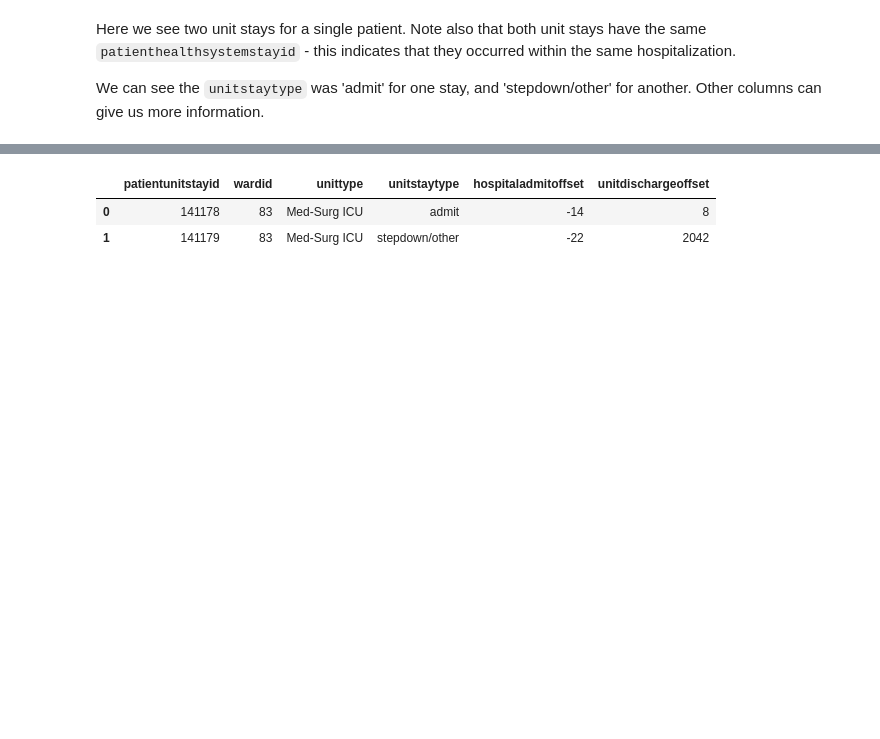
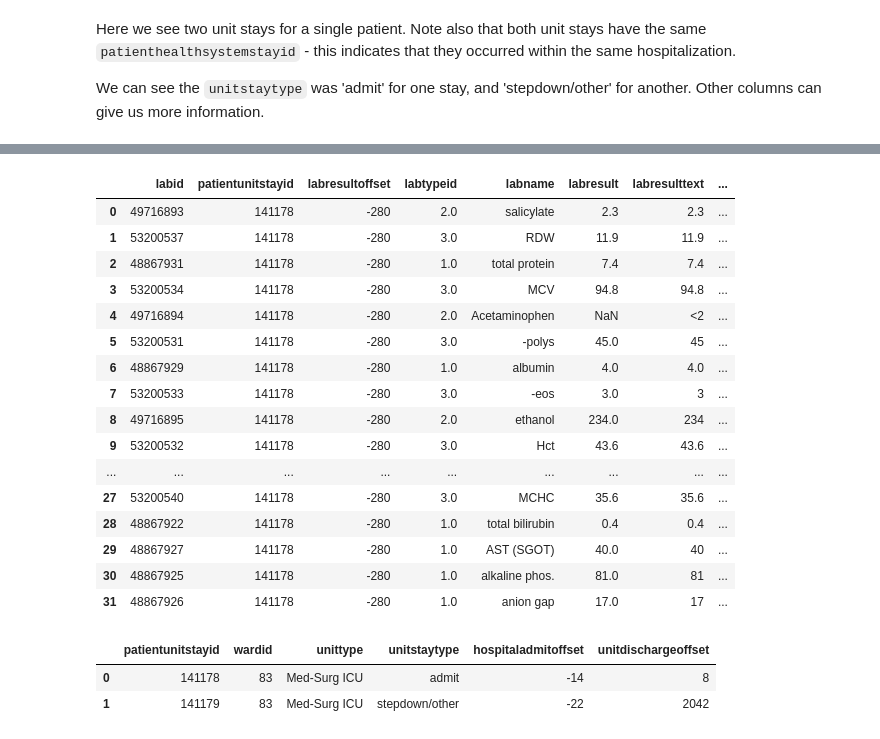
Before and after one commit to cheneeheng/eicu-code, a Jupyter notebook: notebooks/patient.ipynb, the cells around one changed output, grey strips where cells are left out. Saved outputs shown, nothing was run; the diff lists cells and outputs as text; code cells hidden in the pictures; blank space fills up the shorter version.

```diff
--- a/notebooks/patient.ipynb
+++ b/notebooks/patient.ipynb
@@ -60,6 +60,13 @@ if conn_info["sqlpass"] == '':
                                port=conn_info["sqlport"],
                                user=conn_info["sqluser"],
                                password=conn_info["sqlpass"])
+else:
+    con = psycopg2.connect(dbname=conn_info["dbname"],
+                           host=conn_info["sqlhost"],
+                           port=conn_info["sqlport"],
+                           user=conn_info["sqluser"],
+                           password=conn_info["sqlpass"])
+
 query_schema = 'set search_path to ' + conn_info['schema_name'] + ';'
 # %% [output]
 Database: eicu
@@ -94,3 +137,31 @@ We can see the `unitstaytype` was 'admit' for one stay, and 'stepdown/other' for
+# %%
+pusid = '141178'
+query = query_schema + """
+select *
+from lab
+where patientunitstayid = '{}'
+""".format(pusid)
+
+df = pd.read_sql_query(query, con)
+df
+# %% [output]
+|  | labid | patientunitstayid | labresultoffset | labtypeid | labname | labresult | labresulttext | ... |
+| 0 | 49716893 | 141178 | -280 | 2.0 | salicylate | 2.3 | 2.3 | ... |
+| 1 | 53200537 | 141178 | -280 | 3.0 | RDW | 11.9 | 11.9 | ... |
+| 2 | 48867931 | 141178 | -280 | 1.0 | total protein | 7.4 | 7.4 | ... |
+| 3 | 53200534 | 141178 | -280 | 3.0 | MCV | 94.8 | 94.8 | ... |
+| 4 | 49716894 | 141178 | -280 | 2.0 | Acetaminophen | NaN | <2 | ... |
+| 5 | 53200531 | 141178 | -280 | 3.0 | -polys | 45.0 | 45 | ... |
+| 6 | 48867929 | 141178 | -280 | 1.0 | albumin | 4.0 | 4.0 | ... |
+| 7 | 53200533 | 141178 | -280 | 3.0 | -eos | 3.0 | 3 | ... |
+| 8 | 49716895 | 141178 | -280 | 2.0 | ethanol | 234.0 | 234 | ... |
+| 9 | 53200532 | 141178 | -280 | 3.0 | Hct | 43.6 | 43.6 | ... |
+| ... | ... | ... | ... | ... | ... | ... | ... | ... |
+| 27 | 53200540 | 141178 | -280 | 3.0 | MCHC | 35.6 | 35.6 | ... |
+| 28 | 48867922 | 141178 | -280 | 1.0 | total bilirubin | 0.4 | 0.4 | ... |
+| 29 | 48867927 | 141178 | -280 | 1.0 | AST (SGOT) | 40.0 | 40 | ... |
+| 30 | 48867925 | 141178 | -280 | 1.0 | alkaline phos. | 81.0 | 81 | ... |
+| 31 | 48867926 | 141178 | -280 | 1.0 | anion gap | 17.0 | 17 | ... |
 # %%
 df[['patientunitstayid', 'wardid', 'unittype', 'unitstaytype', 'hospitaladmitoffset', 'unitdischargeoffset']]
 # %% [output]
```
Also changed, not shown: parts of 3 cells of this notebook, 8 other files.
